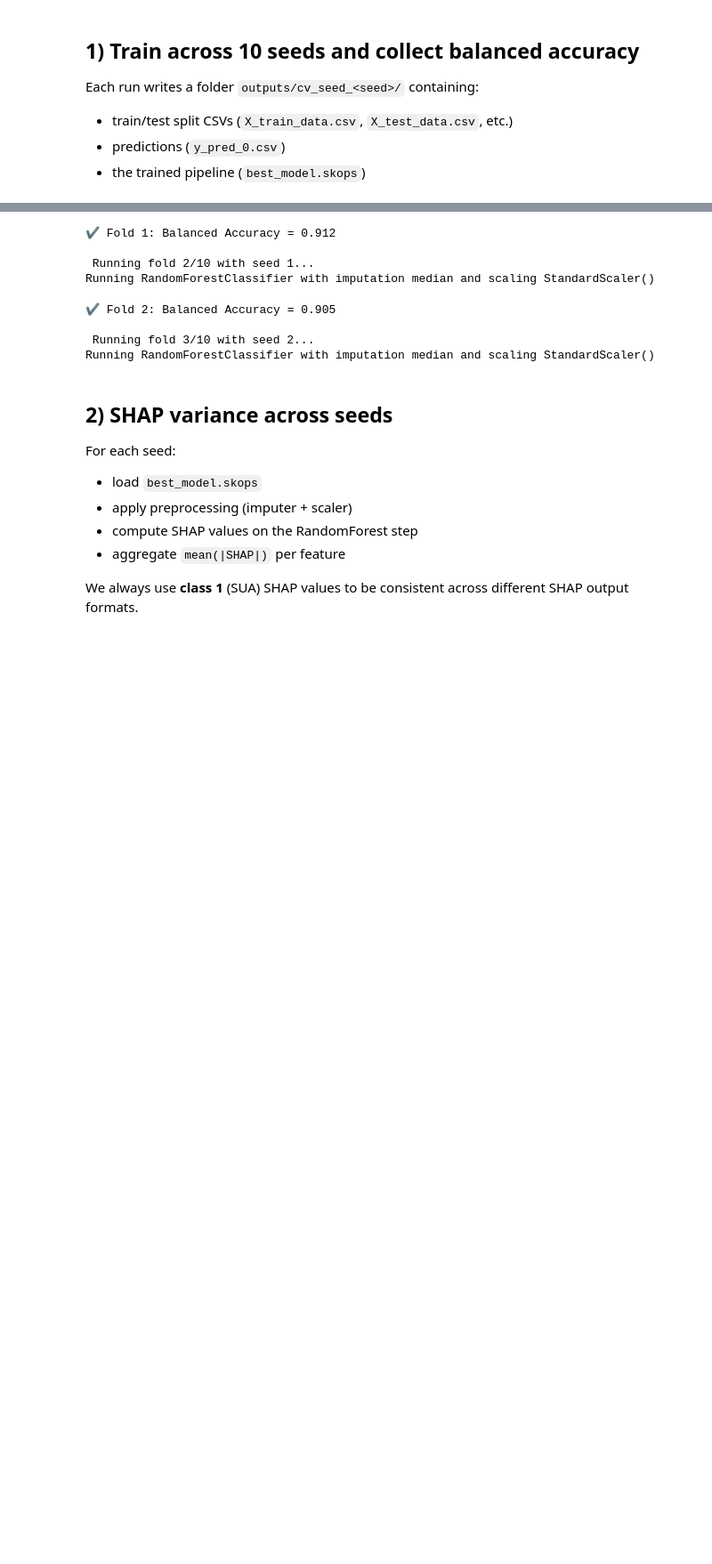
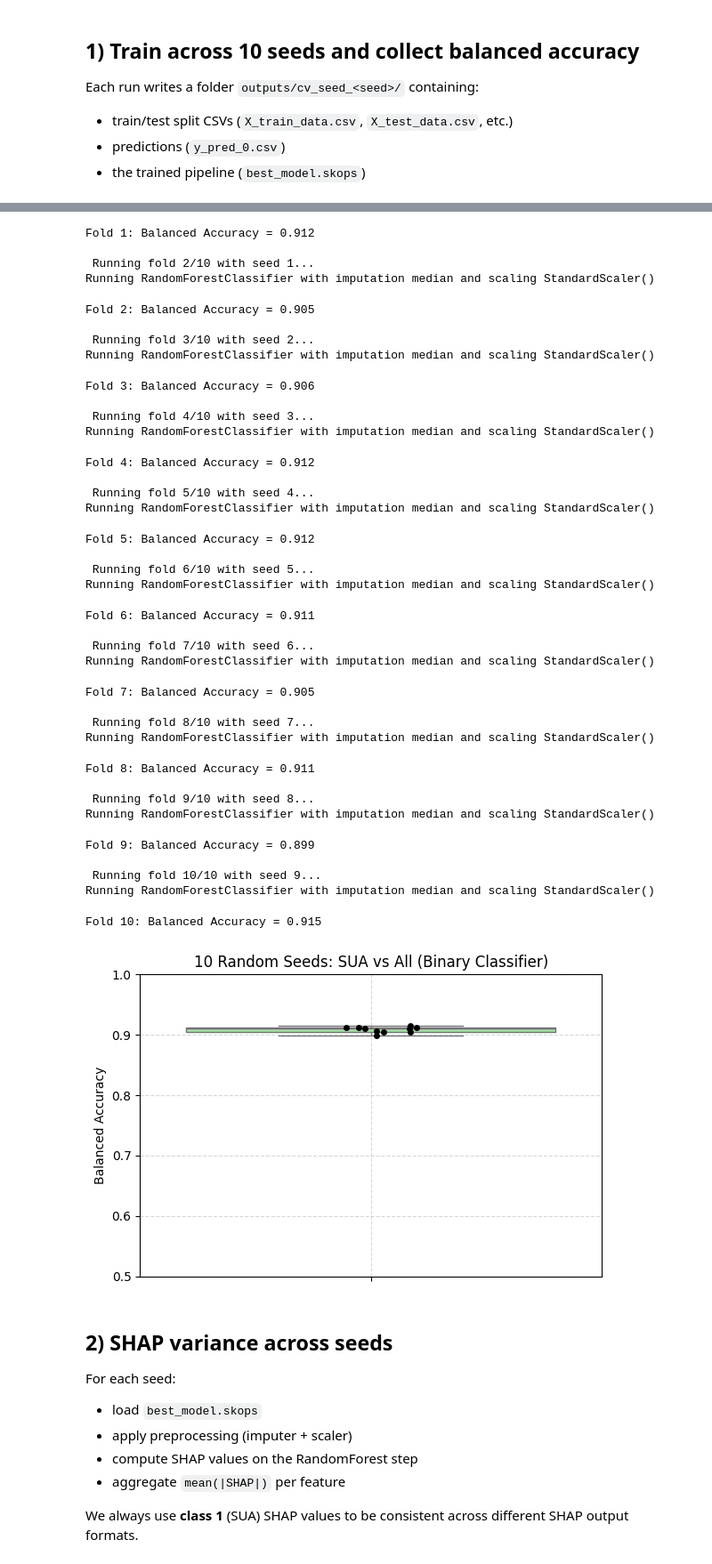
Before and after one commit to anoushkajain/UnitRefine, a Jupyter notebook: UnitRefine/plots/SHAP_plots.ipynb, the cells around one changed output, grey strips where cells are left out. Shown at 89% size. Drawn from its saved outputs; the diff is of its cells as text; code cells hidden in the pictures; blank space fills up the shorter version.

Commit message:
added SHAP plots

```diff
--- a/UnitRefine/plots/SHAP_plots.ipynb
+++ b/UnitRefine/plots/SHAP_plots.ipynb
@@ -50,6 +48,11 @@ def download_species_dataset(repo_id: str, species: str):
         )
 
     return hf_hub_download(repo_id=repo_id, filename=target_file)
+
+def read_csv_clean(path: str) -> pd.DataFrame:
+    """Read a CSV and drop common index columns created by pandas."""
+    df = pd.read_csv(path)
+    return df.drop(columns=["Unnamed: 0"])
 # %% [markdown]
 ## Define your variables
 # %% [markdown]
@@ -155,42 +158,68 @@ for seed in range(10):
         overwrite=True
     )
 
     best_model = trainer.best_pipeline
 
     # Load test data and predictions
-    y_test = pd.read_csv(os.path.join(output_folder, 'y_test_data.csv'))
-    if 'Unnamed: 0' in y_test.columns:
-        y_test = y_test.drop('Unnamed: 0', axis=1)
-    y_test = y_test['0']
-
-    y_pred = pd.read_csv(os.path.join(output_folder, 'y_pred_0.csv'))['predicted_labels']
+    y_test = read_csv_clean(os.path.join(output_folder, 'y_test_data.csv'))['0']
+    y_pred = read_csv_clean(os.path.join(output_folder, 'y_pred_0.csv'))['predicted_labels']
 
     # Balanced accuracy
     acc = balanced_accuracy_score(y_test, y_pred)
     all_accuracies.append(acc)
-    print(f"✔ Fold {seed + 1}: Balanced Accuracy = {acc:.3f}")
+    print(f"Fold {seed + 1}: Balanced Accuracy = {acc:.3f}")
 
 # === Plot final results ===
 plt.figure(figsize=(6, 4))
 sns.boxplot(y=all_accuracies, color='lightgreen')
 sns.stripplot(y=all_accuracies, color='black', jitter=0.1, size=5)
 plt.title("10 Random Seeds: SUA vs All (Binary Classifier)")
 plt.ylabel("Balanced Accuracy")
 plt.ylim(0.5, 1.0)
 plt.grid(True, linestyle='--', alpha=0.5)
 plt.tight_layout()
 plt.show()
 # %% [output]
  Running fold 1/10 with seed 0...
 Running RandomForestClassifier with imputation median and scaling StandardScaler()
-✔ Fold 1: Balanced Accuracy = 0.912
+Fold 1: Balanced Accuracy = 0.912
 
  Running fold 2/10 with seed 1...
 Running RandomForestClassifier with imputation median and scaling StandardScaler()
-✔ Fold 2: Balanced Accuracy = 0.905
+Fold 2: Balanced Accuracy = 0.905
 
  Running fold 3/10 with seed 2...
 Running RandomForestClassifier with imputation median and scaling StandardScaler()
+Fold 3: Balanced Accuracy = 0.906
+
+ Running fold 4/10 with seed 3...
+Running RandomForestClassifier with imputation median and scaling StandardScaler()
+Fold 4: Balanced Accuracy = 0.912
+
+ Running fold 5/10 with seed 4...
+Running RandomForestClassifier with imputation median and scaling StandardScaler()
+Fold 5: Balanced Accuracy = 0.912
+
+ Running fold 6/10 with seed 5...
+Running RandomForestClassifier with imputation median and scaling StandardScaler()
+Fold 6: Balanced Accuracy = 0.911
+
+ Running fold 7/10 with seed 6...
+Running RandomForestClassifier with imputation median and scaling StandardScaler()
+Fold 7: Balanced Accuracy = 0.905
+
+ Running fold 8/10 with seed 7...
+Running RandomForestClassifier with imputation median and scaling StandardScaler()
+Fold 8: Balanced Accuracy = 0.911
+
+ Running fold 9/10 with seed 8...
+Running RandomForestClassifier with imputation median and scaling StandardScaler()
+Fold 9: Balanced Accuracy = 0.899
+
+ Running fold 10/10 with seed 9...
+Running RandomForestClassifier with imputation median and scaling StandardScaler()
+Fold 10: Balanced Accuracy = 0.915
+[figure, added]
 # %% [markdown]
 ## 2) SHAP variance across seeds
 
```
Also changed, not shown: parts of 8 cells of this notebook.
